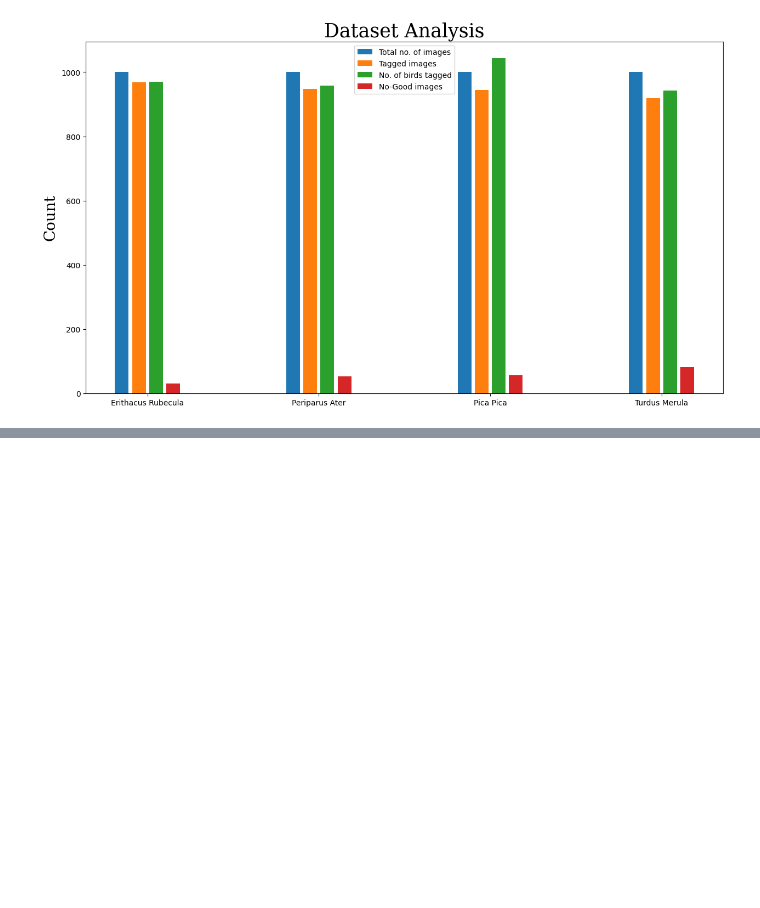
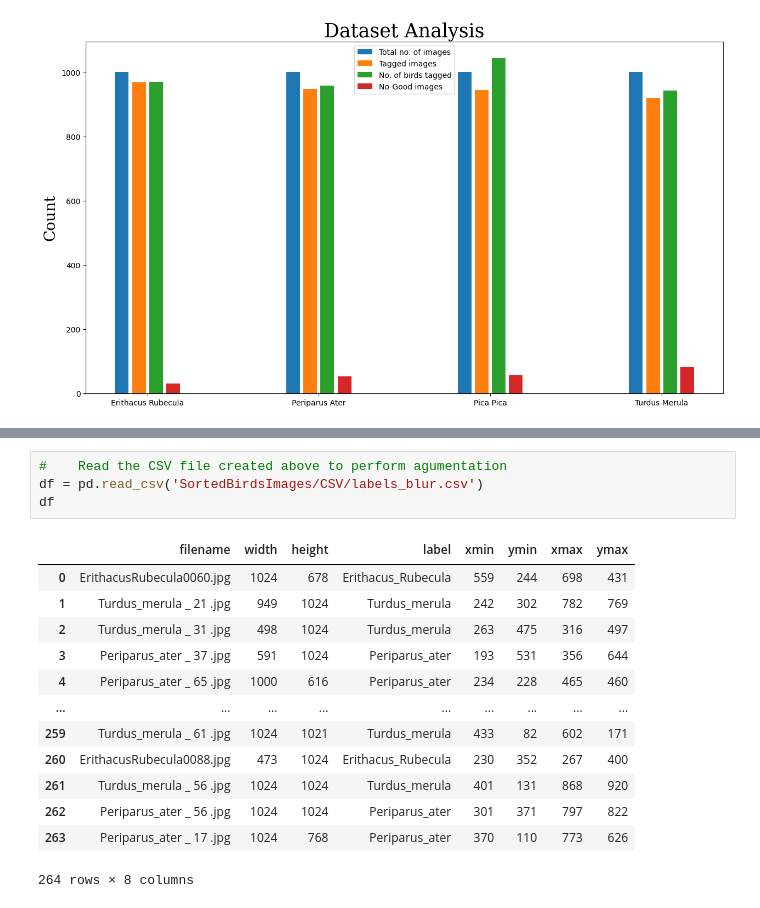
Before and after one commit to AbdullahTabassam/Custom-Object-Detection, a Jupyter notebook: JupyterNotebooks/1 - Pre-processing.ipynb, the cells around one changed output, grey strips where cells are left out. Cells and saved outputs as stored; diff of their text form; blank space fills up the shorter version.

```diff
--- a/JupyterNotebooks/1 - Pre-processing.ipynb
+++ b/JupyterNotebooks/1 - Pre-processing.ipynb
@@ -223,0 +354,18 @@ Total number of Turdus Merula bounding boxes in  918 images are............. 942
+# %%
+#    Read the CSV file created above to perform agumentation
+df = pd.read_csv('SortedBirdsImages/CSV/labels_blur.csv')
+df
+# %% [output]
+|  | filename | width | height | label | xmin | ymin | xmax | ymax |
+| 0 | ErithacusRubecula0060.jpg | 1024 | 678 | Erithacus_Rubecula | 559 | 244 | 698 | 431 |
+| 1 | Turdus_merula _ 21 .jpg | 949 | 1024 | Turdus_merula | 242 | 302 | 782 | 769 |
+| 2 | Turdus_merula _ 31 .jpg | 498 | 1024 | Turdus_merula | 263 | 475 | 316 | 497 |
+| 3 | Periparus_ater _ 37 .jpg | 591 | 1024 | Periparus_ater | 193 | 531 | 356 | 644 |
+| 4 | Periparus_ater _ 65 .jpg | 1000 | 616 | Periparus_ater | 234 | 228 | 465 | 460 |
+| ... | ... | ... | ... | ... | ... | ... | ... | ... |
+| 259 | Turdus_merula _ 61 .jpg | 1024 | 1021 | Turdus_merula | 433 | 82 | 602 | 171 |
+| 260 | ErithacusRubecula0088.jpg | 473 | 1024 | Erithacus_Rubecula | 230 | 352 | 267 | 400 |
+| 261 | Turdus_merula _ 56 .jpg | 1024 | 1024 | Turdus_merula | 401 | 131 | 868 | 920 |
+| 262 | Periparus_ater _ 56 .jpg | 1024 | 1024 | Periparus_ater | 301 | 371 | 797 | 822 |
+| 263 | Periparus_ater _ 17 .jpg | 1024 | 768 | Periparus_ater | 370 | 110 | 773 | 626 |
+264 rows × 8 columns
```
Also changed, not shown: parts of 11 cells of this notebook.
